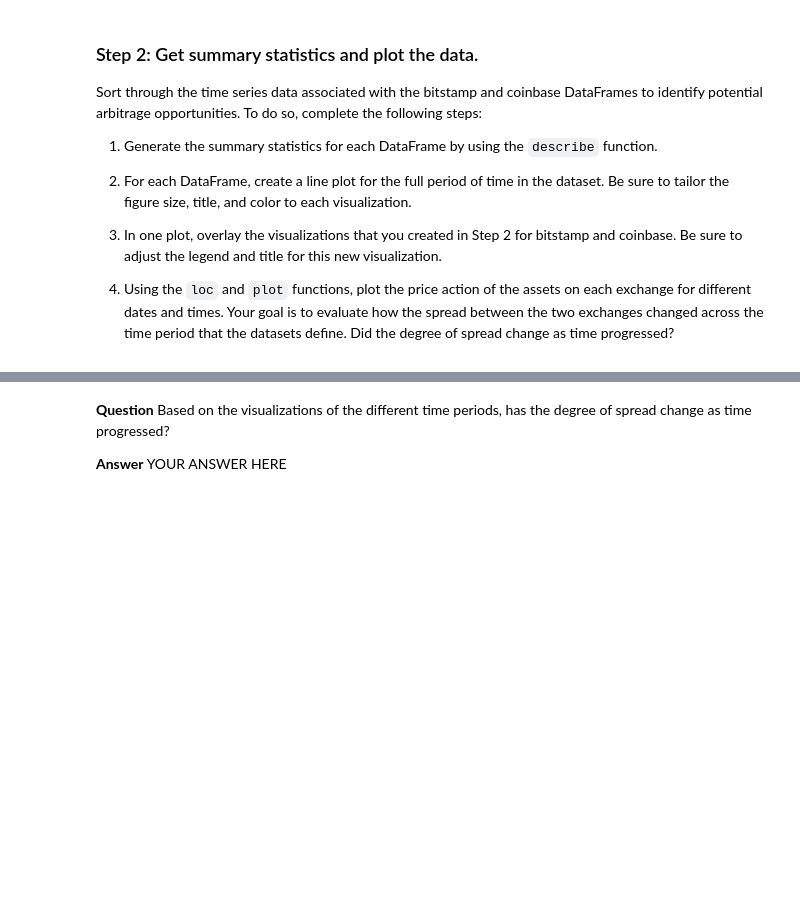
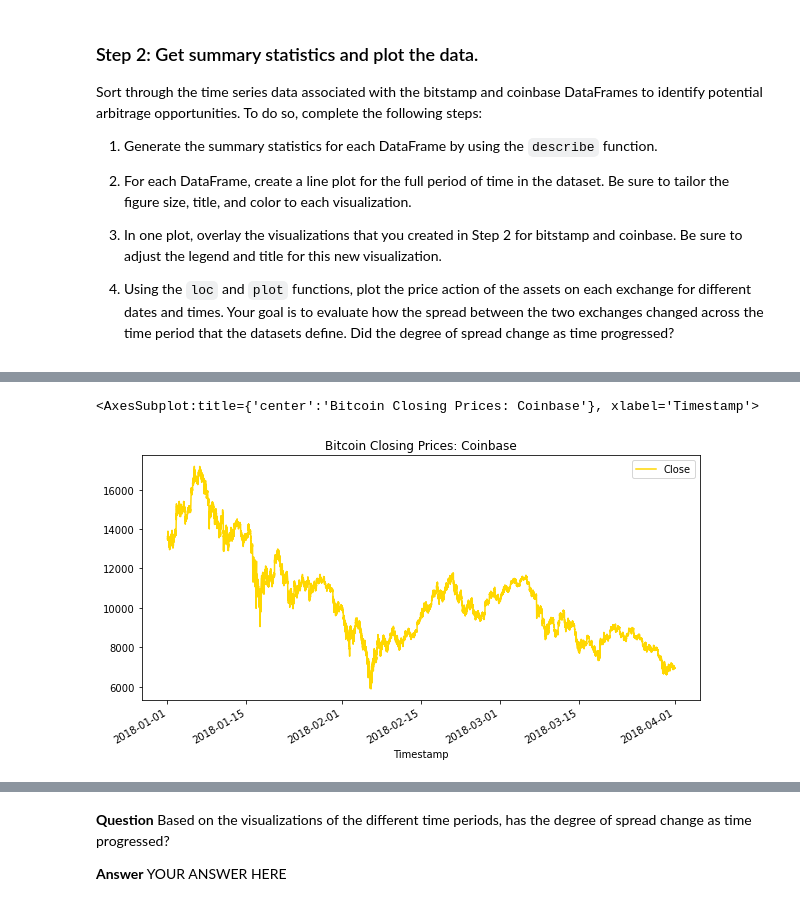
Before and after one commit to ghedrick76/module_3_challenge, a Jupyter notebook: Starter_Code/crypto_arbitrage.ipynb, the cells around one changed output, grey strips where cells are left out. Drawn from its saved outputs; the diff is of its cells as text; code cells hidden in the pictures; blank space fills up the shorter version.

```diff
--- a/Starter_Code/crypto_arbitrage.ipynb
+++ b/Starter_Code/crypto_arbitrage.ipynb
@@ -199,13 +198,3 @@ BTC Volume        float64
 USD Volume        float64
 Weighted Price    float64
 dtype: object
-# %%
-# Returns quantity of duplicates
-
-coinbase.duplicated().sum()
-
-# Drops all duplicated values
-coinbase = coinbase.drop_duplicates()
-
-# Confirms all duplicated values have been dropped
-coinbase.duplicated().sum()
@@ -240,6 +241,6 @@ bitstamp_sliced = # YOUR CODE HERE
 # %%
 # Use loc or iloc to select `Timestamp (the index)` and `Close` from coinbase DataFrame
-coinbase_sliced = # YOUR CODE HERE
+coinbase_sliced = coinbase.loc[:, "Close"]
 
 # Review the first five rows of the DataFrame
-# YOUR CODE HERE
+coinbase_sliced.head()
@@ -268,7 +305,15 @@ Sort through the time series data associated with the bitstamp and coinbase Data
 # %%
 # Create a line plot for the coinbase DataFrame for the full length of time in the dataset
 # Be sure that the figure size, title, and color are tailored to each visualization
-# YOUR CODE HERE
+coinbase_sliced.plot(
+    figsize=(10, 5),
+    title="Bitcoin Closing Prices: Coinbase",
+    color="gold",
+    legend=True
+)
+# %% [output]
+<AxesSubplot:title={'center':'Bitcoin Closing Prices: Coinbase'}, xlabel='Timestamp'>
+[figure, added]
 # %%
 # Overlay the visualizations for the bitstamp and coinbase DataFrames in one plot
 # The plot should visualize the prices over the full lenth of the dataset
```
Also changed, not shown: parts of 11 cells of this notebook, 1 other file.
